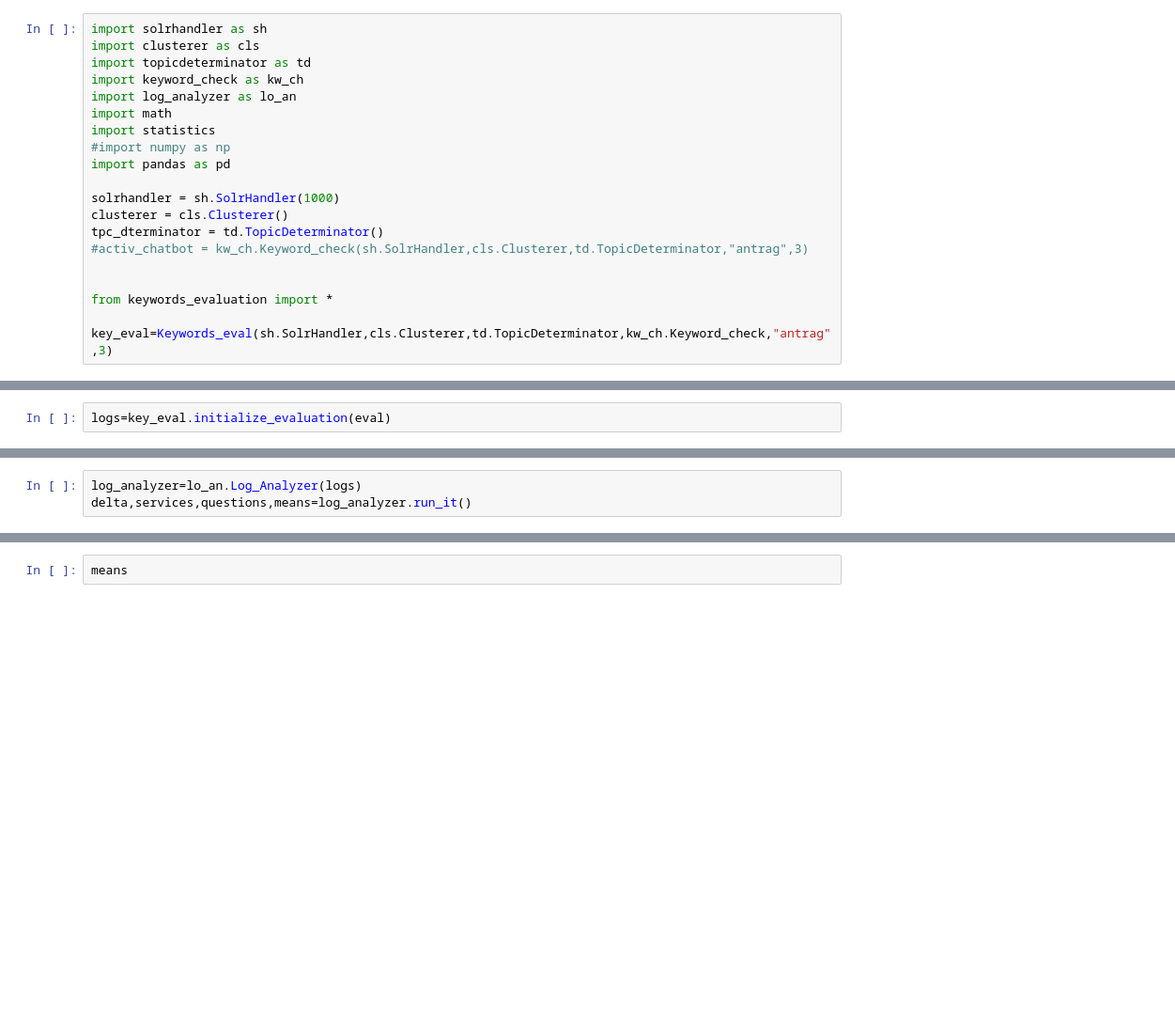
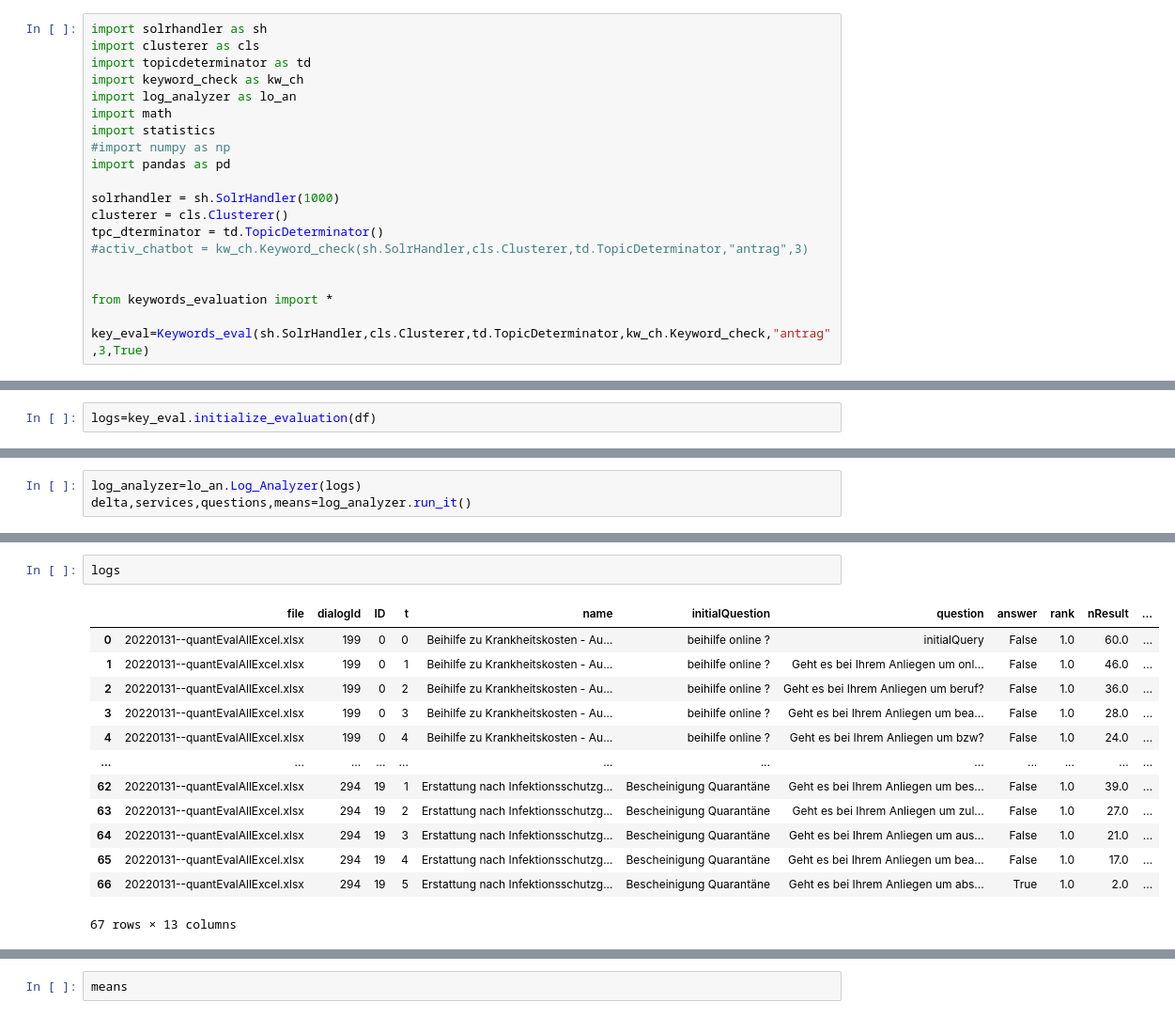
Before and after one commit to moritzwassmer/PJDS_chatbot, a Jupyter notebook: CodingDirectory/Clustering/Modules/test_log_analyzis.ipynb, the cells around one changed output, grey strips where cells are left out. Shown: that part at 94% size. Drawn from its saved outputs; the diff is of its cells as text; blank space fills up the shorter version.

```diff
--- a/CodingDirectory/Clustering/Modules/test_log_analyzis.ipynb
+++ b/CodingDirectory/Clustering/Modules/test_log_analyzis.ipynb
@@ -17,4 +17,4 @@ tpc_dterminator = td.TopicDeterminator()
 
 from keywords_evaluation import *
 
-key_eval=Keywords_eval(sh.SolrHandler,cls.Clusterer,td.TopicDeterminator,kw_ch.Keyword_check,"antrag",3)
+key_eval=Keywords_eval(sh.SolrHandler,cls.Clusterer,td.TopicDeterminator,kw_ch.Keyword_check,"antrag",3,True)
@@ -27,6 +33,6 @@ eval = eval.head(1000)
 eval.head()
 df=eval[40:60]
 # %%
-logs=key_eval.initialize_evaluation(eval)
+logs=key_eval.initialize_evaluation(df)
 # %% [output]
 'response'
@@ -46,0 +56,16 @@ def aggregate_questions(df):
+# %%
+logs
+# %% [output]
+|  | file | dialogId | ID | t | name | initialQuestion | question | answer | rank | nResult | ... |
+| 0 | 20220131--quantEvalAllExcel.xlsx | 199 | 0 | 0 | Beihilfe zu Krankheitskosten - Au... | beihilfe online ? | initialQuery | False | 1.0 | 60.0 | ... |
+| 1 | 20220131--quantEvalAllExcel.xlsx | 199 | 0 | 1 | Beihilfe zu Krankheitskosten - Au... | beihilfe online ? | Geht es bei Ihrem Anliegen um onl... | False | 1.0 | 46.0 | ... |
+| 2 | 20220131--quantEvalAllExcel.xlsx | 199 | 0 | 2 | Beihilfe zu Krankheitskosten - Au... | beihilfe online ? | Geht es bei Ihrem Anliegen um beruf? | False | 1.0 | 36.0 | ... |
+| 3 | 20220131--quantEvalAllExcel.xlsx | 199 | 0 | 3 | Beihilfe zu Krankheitskosten - Au... | beihilfe online ? | Geht es bei Ihrem Anliegen um bea... | False | 1.0 | 28.0 | ... |
+| 4 | 20220131--quantEvalAllExcel.xlsx | 199 | 0 | 4 | Beihilfe zu Krankheitskosten - Au... | beihilfe online ? | Geht es bei Ihrem Anliegen um bzw? | False | 1.0 | 24.0 | ... |
+| ... | ... | ... | ... | ... | ... | ... | ... | ... | ... | ... | ... |
+| 62 | 20220131--quantEvalAllExcel.xlsx | 294 | 19 | 1 | Erstattung nach Infektionsschutzg... | Bescheinigung Quarantäne | Geht es bei Ihrem Anliegen um bes... | False | 1.0 | 39.0 | ... |
+| 63 | 20220131--quantEvalAllExcel.xlsx | 294 | 19 | 2 | Erstattung nach Infektionsschutzg... | Bescheinigung Quarantäne | Geht es bei Ihrem Anliegen um zul... | False | 1.0 | 27.0 | ... |
+| 64 | 20220131--quantEvalAllExcel.xlsx | 294 | 19 | 3 | Erstattung nach Infektionsschutzg... | Bescheinigung Quarantäne | Geht es bei Ihrem Anliegen um aus... | False | 1.0 | 21.0 | ... |
+| 65 | 20220131--quantEvalAllExcel.xlsx | 294 | 19 | 4 | Erstattung nach Infektionsschutzg... | Bescheinigung Quarantäne | Geht es bei Ihrem Anliegen um bea... | False | 1.0 | 17.0 | ... |
+| 66 | 20220131--quantEvalAllExcel.xlsx | 294 | 19 | 5 | Erstattung nach Infektionsschutzg... | Bescheinigung Quarantäne | Geht es bei Ihrem Anliegen um abs... | True | 1.0 | 2.0 | ... |
+67 rows × 13 columns
```
Also changed, not shown: parts of 8 cells of this notebook.
